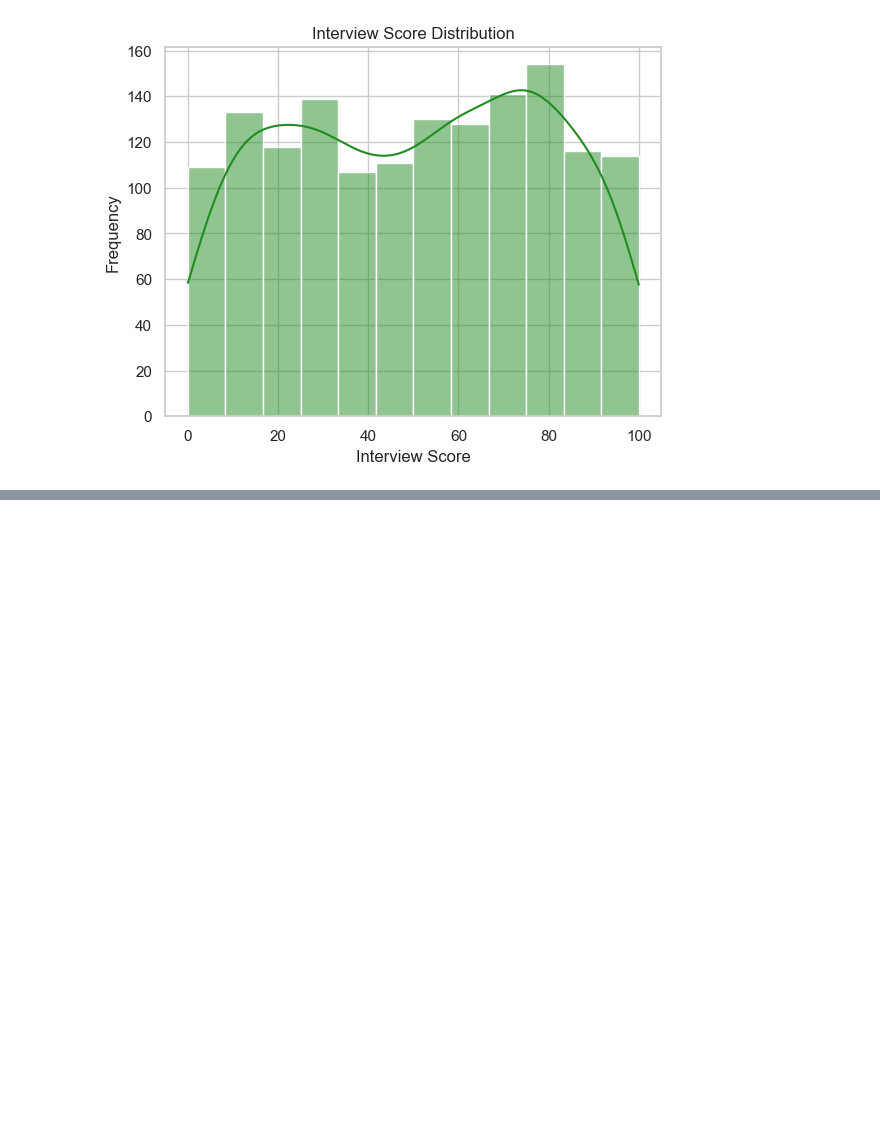
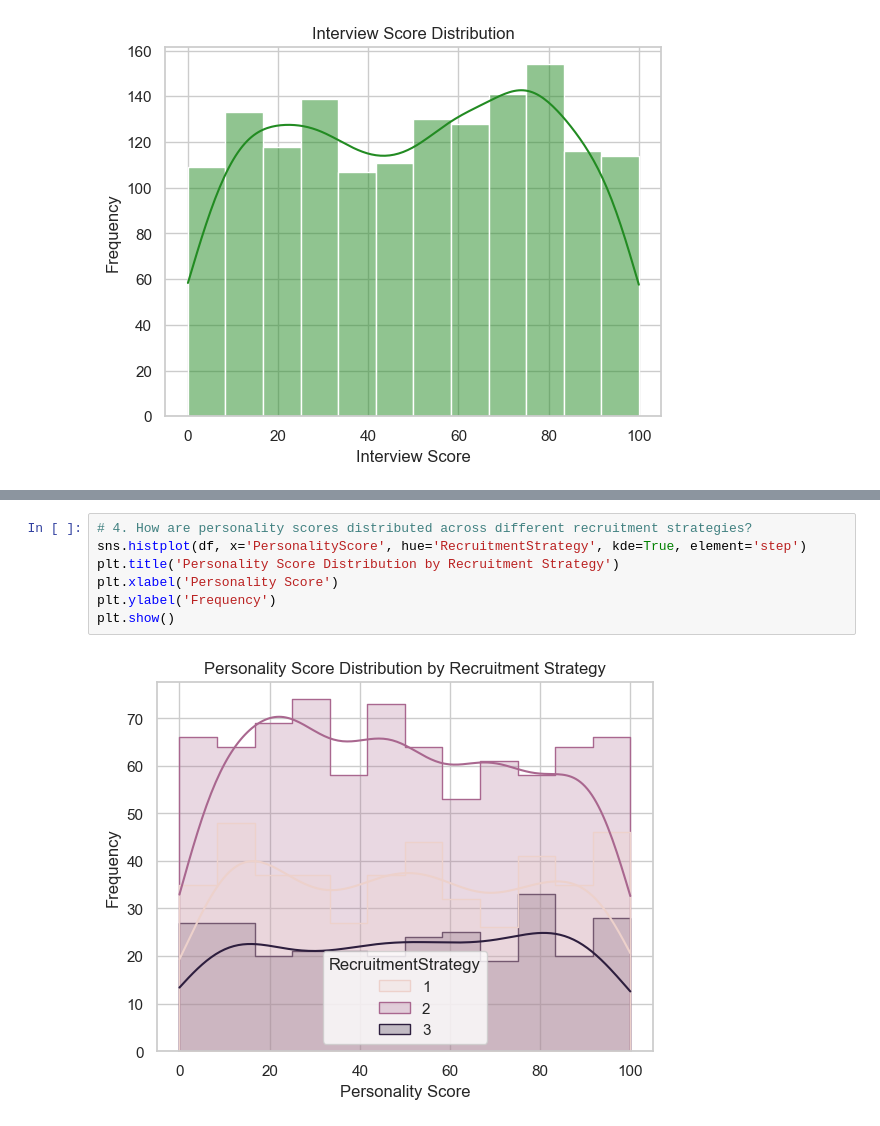
Before and after one commit to Eunnylans/Hiring--Analysis--Using--Linear--Regression, a Jupyter notebook: Predicting--Hiring--Decisions.ipynb, the cells around one changed output, grey strips where cells are left out. Drawn from its saved outputs; the diff is of its cells as text; blank space fills up the shorter version.

```diff
--- a/Predicting--Hiring--Decisions.ipynb
+++ b/Predicting--Hiring--Decisions.ipynb
@@ -781,0 +791,9 @@ plt.show()
+# %%
+# 4. How are personality scores distributed across different recruitment strategies?
+sns.histplot(df, x='PersonalityScore', hue='RecruitmentStrategy', kde=True, element='step')
+plt.title('Personality Score Distribution by Recruitment Strategy')
+plt.xlabel('Personality Score')
+plt.ylabel('Frequency')
+plt.show()
+# %% [output]
+[figure, added]
```
Also changed, not shown: parts of 3 cells of this notebook.
